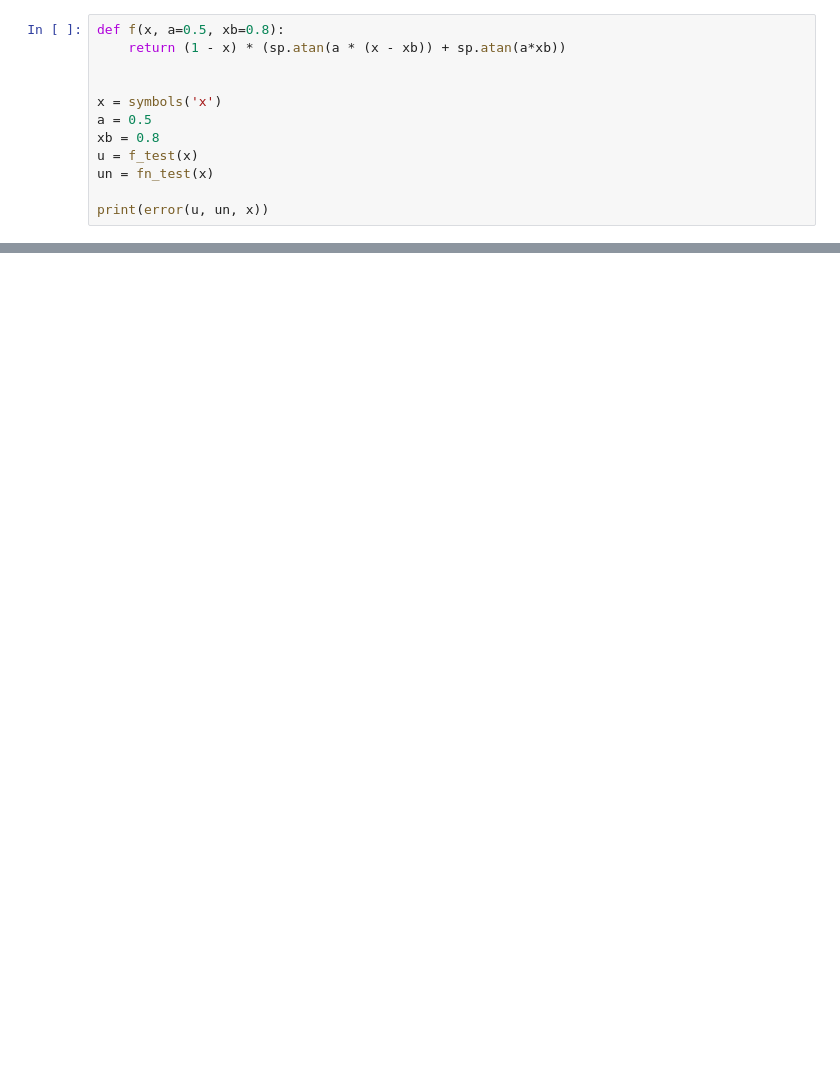
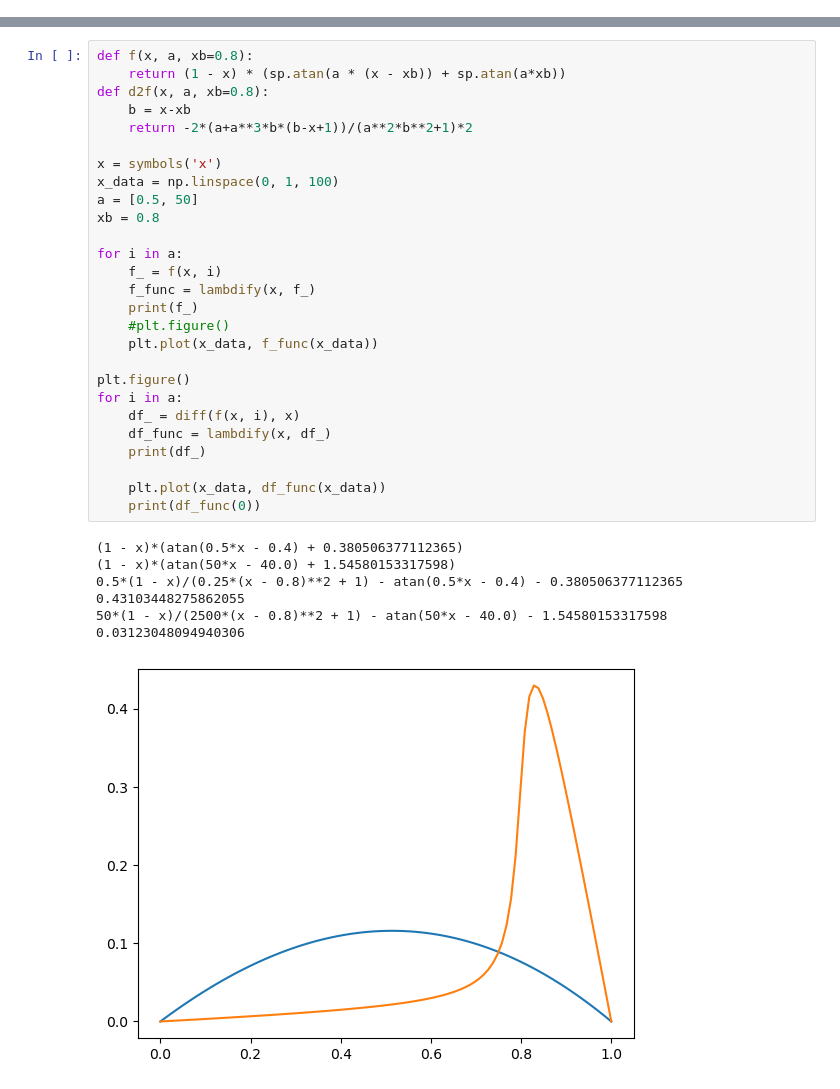
Before and after one commit to Xiaosen9807/FEM, a Jupyter notebook: Question1.ipynb, the cells around one changed output, grey strips where cells are left out. Cells and saved outputs as stored; diff of their text form; blank space fills up the shorter version.

```diff
--- a/Question1.ipynb
+++ b/Question1.ipynb
@@ -11,15 +11,3 @@ from sympy import symbols, integrate, sinh, E, diff
 import sympy as sp
 from scipy.special import roots_legendre
 from Func import *
-# %%
-def f(x, a=0.5, xb=0.8):
-    return (1 - x) * (sp.atan(a * (x - xb)) + sp.atan(a*xb))
-
-
-x = symbols('x')
-a = 0.5
-xb = 0.8
-u = f_test(x)
-un = fn_test(x)
-
-print(error(u, un, x))
@@ -52,0 +18,35 @@ def lagrange(x, y, num_points, x_test):
+# %%
+def f(x, a, xb=0.8):
+    return (1 - x) * (sp.atan(a * (x - xb)) + sp.atan(a*xb))
+def d2f(x, a, xb=0.8):
+    b = x-xb
+    return -2*(a+a**3*b*(b-x+1))/(a**2*b**2+1)*2
+
+x = symbols('x')
+x_data = np.linspace(0, 1, 100)
+a = [0.5, 50]
+xb = 0.8
+
+for i in a:
+    f_ = f(x, i)
+    f_func = lambdify(x, f_)
+    print(f_)
+    #plt.figure()
+    plt.plot(x_data, f_func(x_data))
+
+plt.figure()
+for i in a:
+    df_ = diff(f(x, i), x)
+    df_func = lambdify(x, df_)
+    print(df_)
+
+    plt.plot(x_data, df_func(x_data))
+    print(df_func(0))
+# %% [output]
+(1 - x)*(atan(0.5*x - 0.4) + 0.380506377112365)
+(1 - x)*(atan(50*x - 40.0) + 1.54580153317598)
+0.5*(1 - x)/(0.25*(x - 0.8)**2 + 1) - atan(0.5*x - 0.4) - 0.380506377112365
+0.43103448275862055
+50*(1 - x)/(2500*(x - 0.8)**2 + 1) - atan(50*x - 40.0) - 1.54580153317598
+0.03123048094940306
+[figure, added]
```
Also changed, not shown: parts of 5 cells of this notebook, 2 other files.
